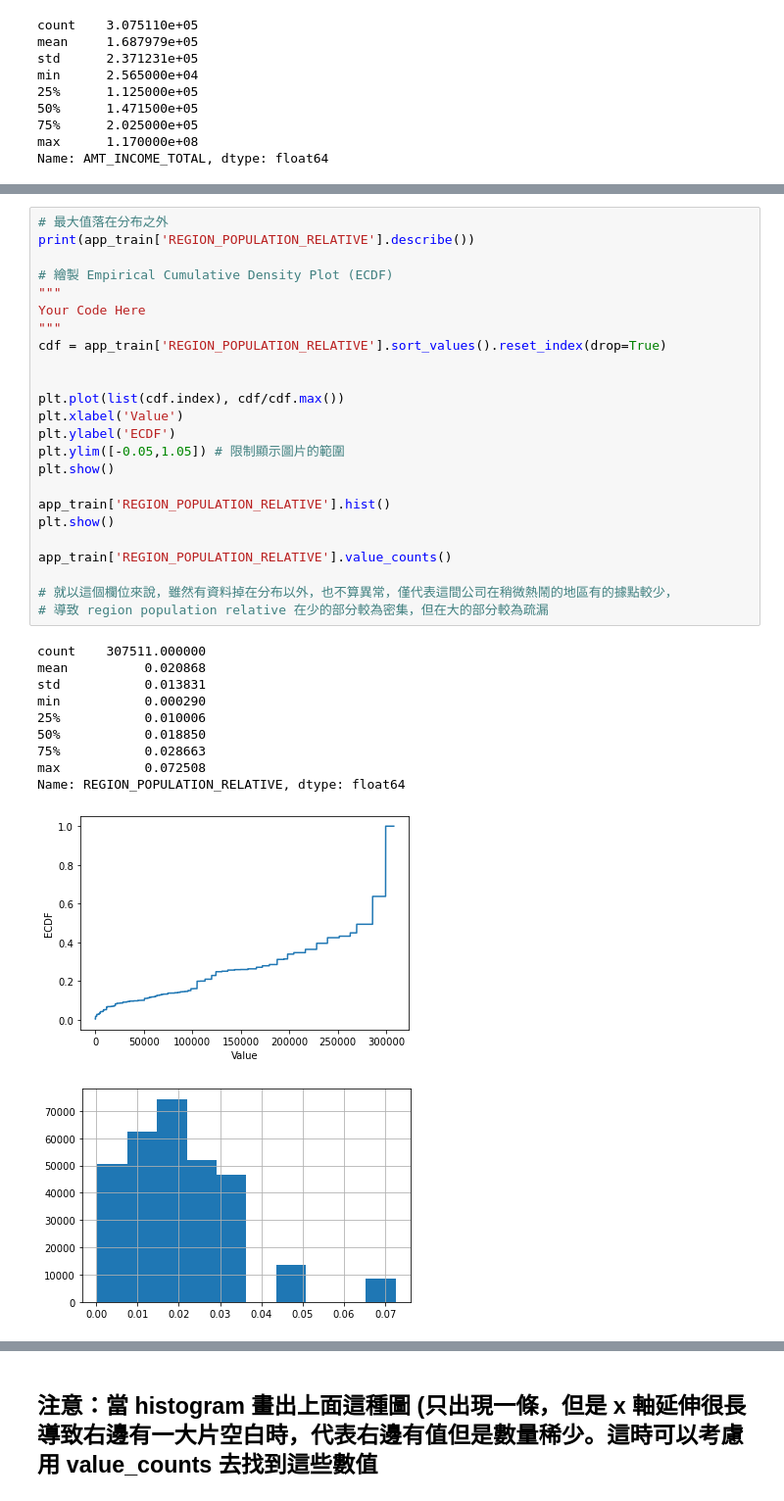
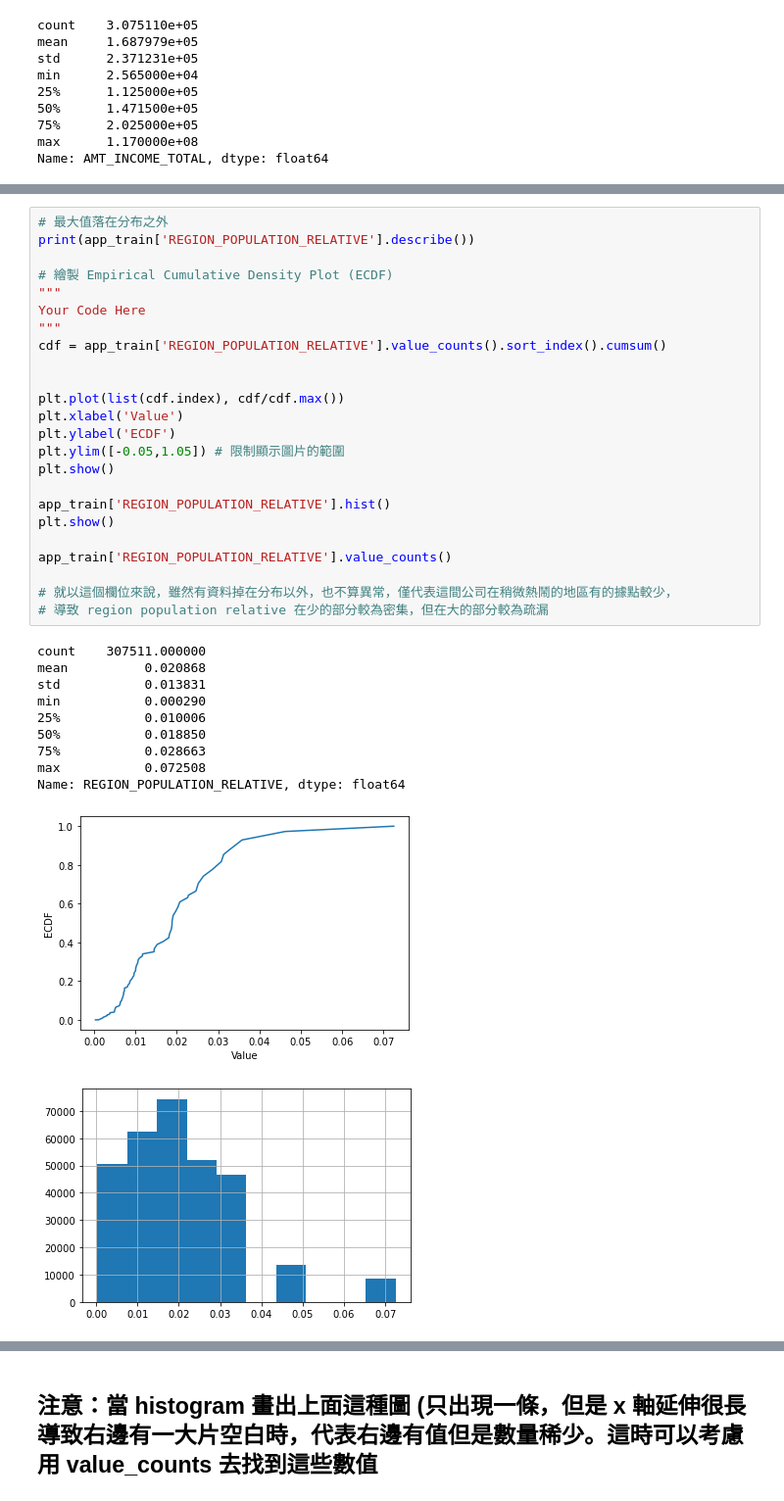
Before and after one commit to popogeee/100Day_ML, a Jupyter notebook: Day_009_HW.ipynb, the cells around one changed output, grey strips where cells are left out. Shown: that part at 98% size. Saved outputs shown, nothing was run; the diff lists cells and outputs as text.

```diff
--- a/Day_009_HW.ipynb
+++ b/Day_009_HW.ipynb
@@ -164,35 +145,35 @@ print(app_train['REGION_POPULATION_RELATIVE'].describe())
 
 # 繪製 Empirical Cumulative Density Plot (ECDF)
 """
 Your Code Here
 """
-cdf = app_train['REGION_POPULATION_RELATIVE'].sort_values().reset_index(drop=True)
+cdf = app_train['REGION_POPULATION_RELATIVE'].value_counts().sort_index().cumsum()
 
 
 plt.plot(list(cdf.index), cdf/cdf.max())
 plt.xlabel('Value')
 plt.ylabel('ECDF')
 plt.ylim([-0.05,1.05]) # 限制顯示圖片的範圍
 plt.show()
 
 app_train['REGION_POPULATION_RELATIVE'].hist()
 plt.show()
 
 app_train['REGION_POPULATION_RELATIVE'].value_counts()
 
 # 就以這個欄位來說，雖然有資料掉在分布以外，也不算異常，僅代表這間公司在稍微熱鬧的地區有的據點較少，
 # 導致 region population relative 在少的部分較為密集，但在大的部分較為疏漏
 # %% [output]
 count    307511.000000
 mean          0.020868
 std           0.013831
 min           0.000290
 25%           0.010006
 50%           0.018850
 75%           0.028663
 max           0.072508
 Name: REGION_POPULATION_RELATIVE, dtype: float64
-[figure, old version]
+[figure, new version]
 [figure]
 0.035792    16408
 0.046220    13442
```
Also changed, not shown: parts of 4 cells of this notebook.
